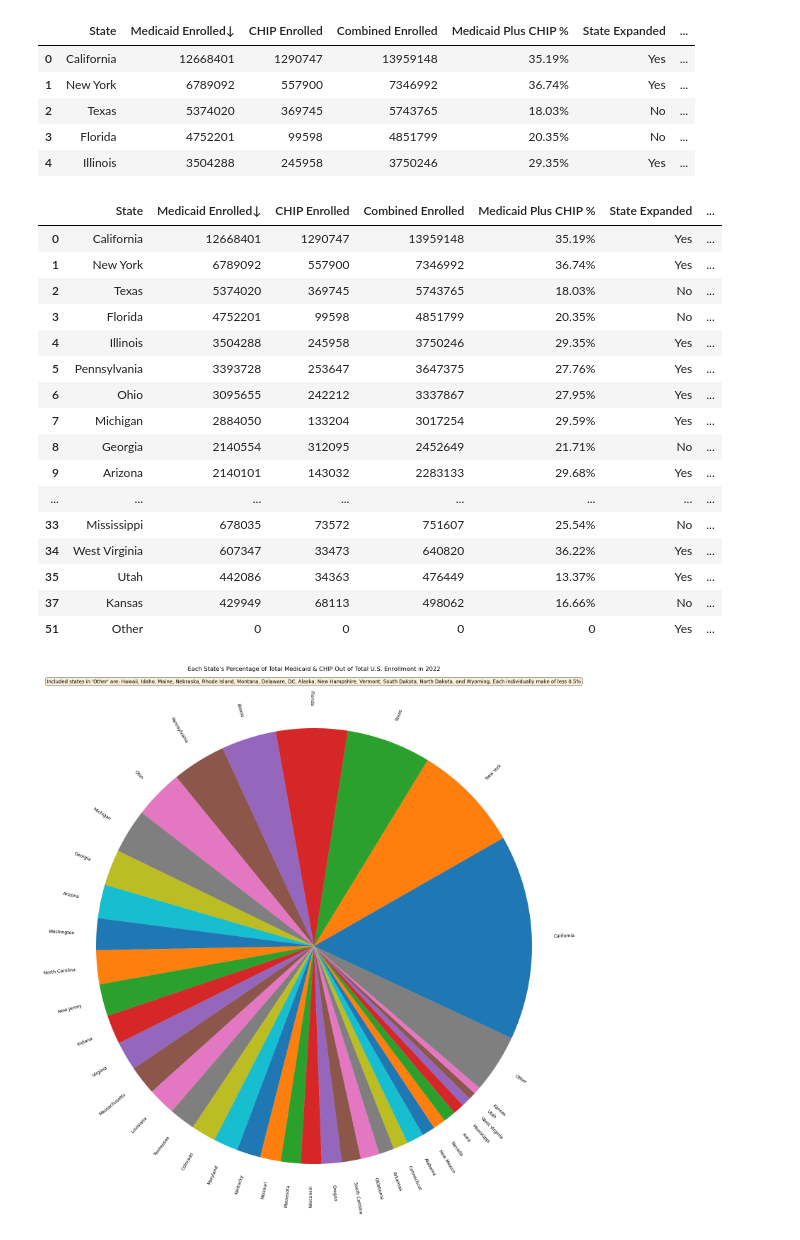
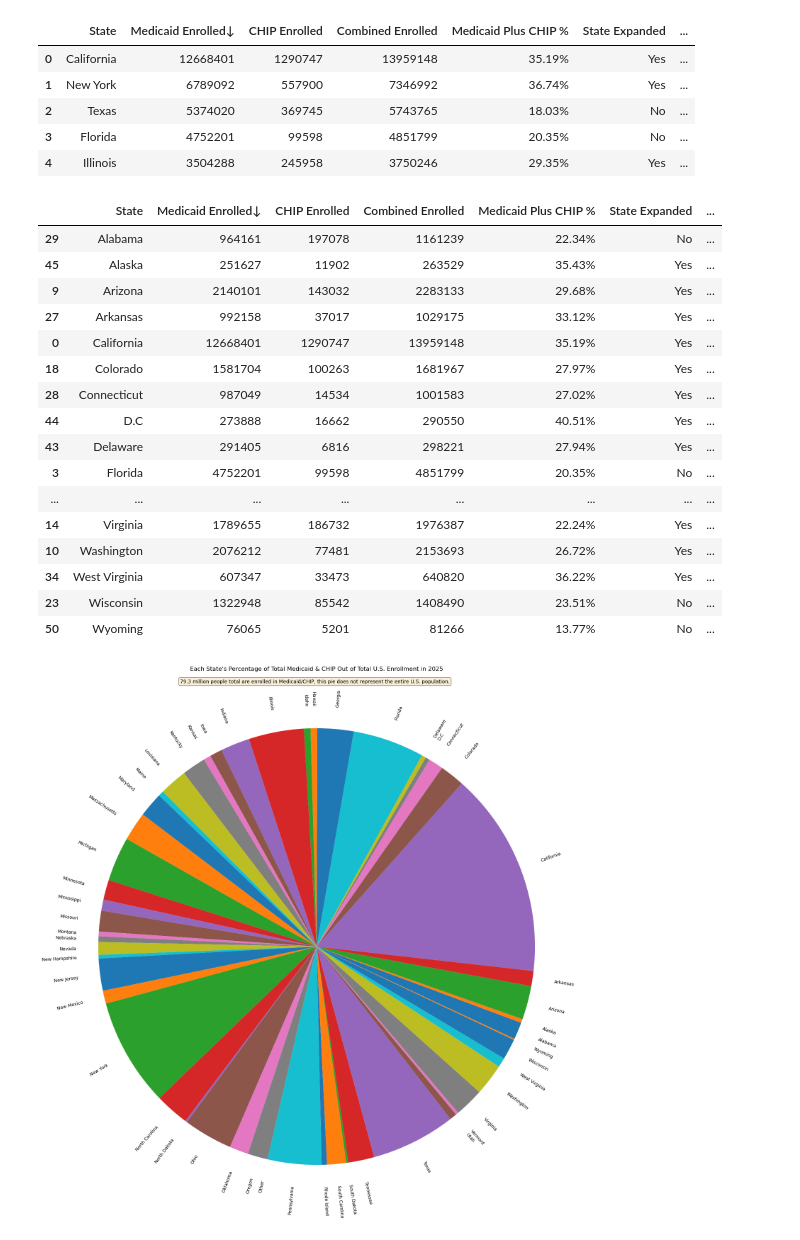
Before and after one commit to olincollege/Healthcare-Cost-Data, a Jupyter notebook: Draft_Healthcare_data.ipynb, the cells around one changed output. Drawn from its saved outputs; the diff is of its cells as text; code cells hidden in the pictures.

```diff
--- a/Draft_Healthcare_data.ipynb
+++ b/Draft_Healthcare_data.ipynb
@@ -208,69 +211,71 @@ percentage = medicaid_data['State Percentage Enrolled Out of Total US']
 state_names = medicaid_data['State']
 # creating a column of state names
 # %%
-cycle = len(medicaid_data_edit) - 2
-other_state_perc = 0.0
+# cycle = len(medicaid_data_edit) - 2
+# other_state_perc = 0.0
 
-while cycle > 0:
-    if percentage[cycle] < 0.5:
-        other_state_perc += percentage[cycle]
-        medicaid_data_edit.drop(medicaid_data_edit.index[cycle], axis=0, inplace=True)
-        cycle -= 1
-    else:
-        cycle -= 1
+# while cycle > 0:
+#     if percentage[cycle] < 0.5:
+#         other_state_perc += percentage[cycle]
+#         medicaid_data_edit.drop(medicaid_data_edit.index[cycle], axis=0, inplace=True)
+#         cycle -= 1
+#     else:
+#         cycle -= 1
 
 # will cycle through each row of the data entry and if the percentage enrolled is less than 0.5 will add the amount to a new varible called other
 # %%
-medicaid_data_edit.loc[51, 'State Percentage Enrolled Out of Total US'] = other_state_perc
+# medicaid_data_edit.loc[51, 'State Percentage Enrolled Out of Total US'] = other_state_perc
+medicaid_data_edit.sort_values(by='State', inplace=True)
+
 display(medicaid_data_edit.head(52))
+
 # inserting in the new value for (other, state percentage enrolled) into the main data table
 # %% [output]
 |  | State | Medicaid Enrolled↓ | CHIP Enrolled | Combined Enrolled | Medicaid Plus CHIP % | State Expanded | ... |
+| 29 | Alabama | 964161 | 197078 | 1161239 | 22.34% | No | ... |
+| 45 | Alaska | 251627 | 11902 | 263529 | 35.43% | Yes | ... |
+| 9 | Arizona | 2140101 | 143032 | 2283133 | 29.68% | Yes | ... |
+| 27 | Arkansas | 992158 | 37017 | 1029175 | 33.12% | Yes | ... |
 | 0 | California | 12668401 | 1290747 | 13959148 | 35.19% | Yes | ... |
-| 1 | New York | 6789092 | 557900 | 7346992 | 36.74% | Yes | ... |
-| 2 | Texas | 5374020 | 369745 | 5743765 | 18.03% | No | ... |
+| 18 | Colorado | 1581704 | 100263 | 1681967 | 27.97% | Yes | ... |
+| 28 | Connecticut | 987049 | 14534 | 1001583 | 27.02% | Yes | ... |
+| 44 | D.C | 273888 | 16662 | 290550 | 40.51% | Yes | ... |
+| 43 | Delaware | 291405 | 6816 | 298221 | 27.94% | Yes | ... |
 | 3 | Florida | 4752201 | 99598 | 4851799 | 20.35% | No | ... |
-| 4 | Illinois | 3504288 | 245958 | 3750246 | 29.35% | Yes | ... |
-| 5 | Pennsylvania | 3393728 | 253647 | 3647375 | 27.76% | Yes | ... |
-| 6 | Ohio | 3095655 | 242212 | 3337867 | 27.95% | Yes | ... |
-| 7 | Michigan | 2884050 | 133204 | 3017254 | 29.59% | Yes | ... |
-| 8 | Georgia | 2140554 | 312095 | 2452649 | 21.71% | No | ... |
-| 9 | Arizona | 2140101 | 143032 | 2283133 | 29.68% | Yes | ... |
 | ... | ... | ... | ... | ... | ... | ... | ... |
-| 33 | Mississippi | 678035 | 73572 | 751607 | 25.54% | No | ... |
+| 14 | Virginia | 1789655 | 186732 | 1976387 | 22.24% | Yes | ... |
+| 10 | Washington | 2076212 | 77481 | 2153693 | 26.72% | Yes | ... |
 | 34 | West Virginia | 607347 | 33473 | 640820 | 36.22% | Yes | ... |
-| 35 | Utah | 442086 | 34363 | 476449 | 13.37% | Yes | ... |
-| 37 | Kansas | 429949 | 68113 | 498062 | 16.66% | No | ... |
-| 51 | Other | 0 | 0 | 0 | 0 | Yes | ... |
+| 23 | Wisconsin | 1322948 | 85542 | 1408490 | 23.51% | No | ... |
+| 50 | Wyoming | 76065 | 5201 | 81266 | 13.77% | No | ... |
 # %%
 # plotting the pie graph
 
 fig, ax = plt.subplots(figsize=(20,20))
 l = ax.pie(medicaid_data_edit["State Percentage Enrolled Out of Total US"], startangle=-25)
 
 for label, t in zip(medicaid_data_edit["State"], l[1]):
     x, y = t.get_position()
     angle = int(math.degrees(math.atan2(y, x)))
     ha = "left"
 
     if x<0:
         angle -= 180
         ha = "right"
 
     plt.annotate(label, xy=(x,y), rotation=angle, ha=ha, va="center", rotation_mode="anchor", size=9)
 
-other_text = "Included states in 'Other' are: Hawaii, Idaho, Maine, Nebraska, Rhode Island, Montana, Delaware, " \
-"DC, Alaska, New Hampshire, Vermont, South Dakota, North Dakota, and Wyoming. Each individually make of less 0.5%"
+other_text = "79.3 million people total are enrolled in Medicaid/CHIP, this pie does not represent the entire U.S. population."
 
 props = dict(boxstyle='round', facecolor='wheat', alpha=0.5)
-ax.text(0.01, 0.99, other_text, transform=ax.transAxes, fontsize=10,
+ax.text(0.25, 0.99, other_text, transform=ax.transAxes, fontsize=10,
     verticalalignment='top', bbox=props)
 
-ax.set_title("Each State's Percentage of Total Medicaid & CHIP Out of Total U.S. Enrollment in 2022")
+ax.set_title("Each State's Percentage of Total Medicaid & CHIP Out of Total U.S. Enrollment in 2025")
 
 plt.show()
 # %% [output]
-[figure, old version]
+[figure, new version]
 # %%
 # clean up data for bar graph
 medicaid_and_CHIP_percentage = medicaid_data["Medicaid Plus CHIP %"] # isolate the column with the tptal enrollment for each state
```
Also changed, not shown: parts of 5 cells of this notebook.
